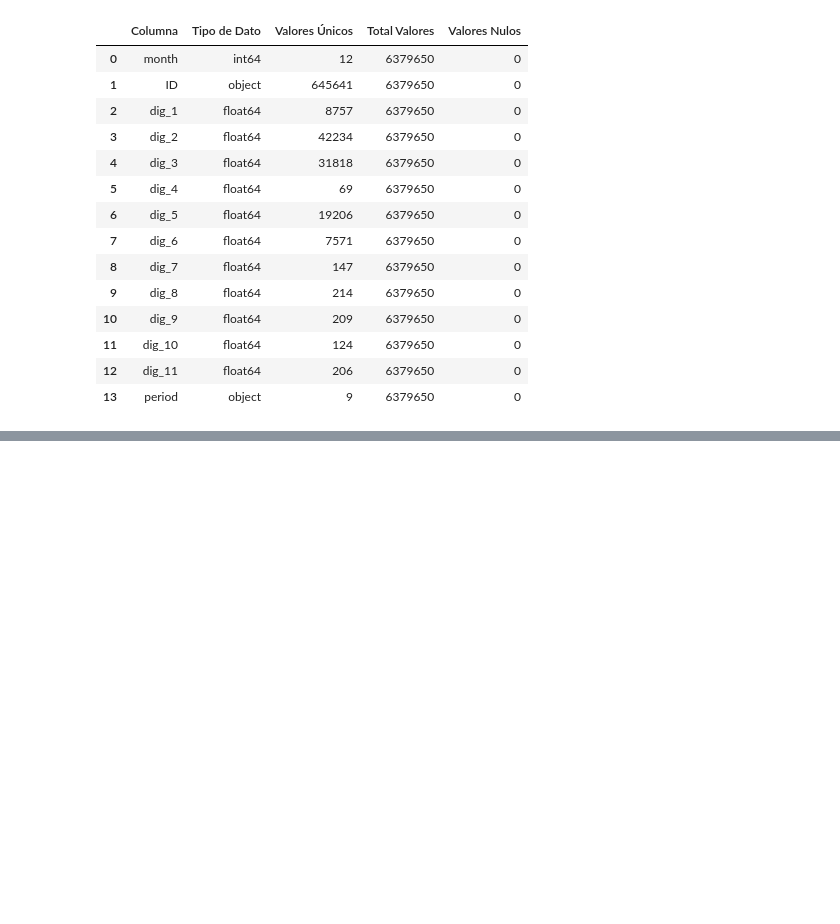
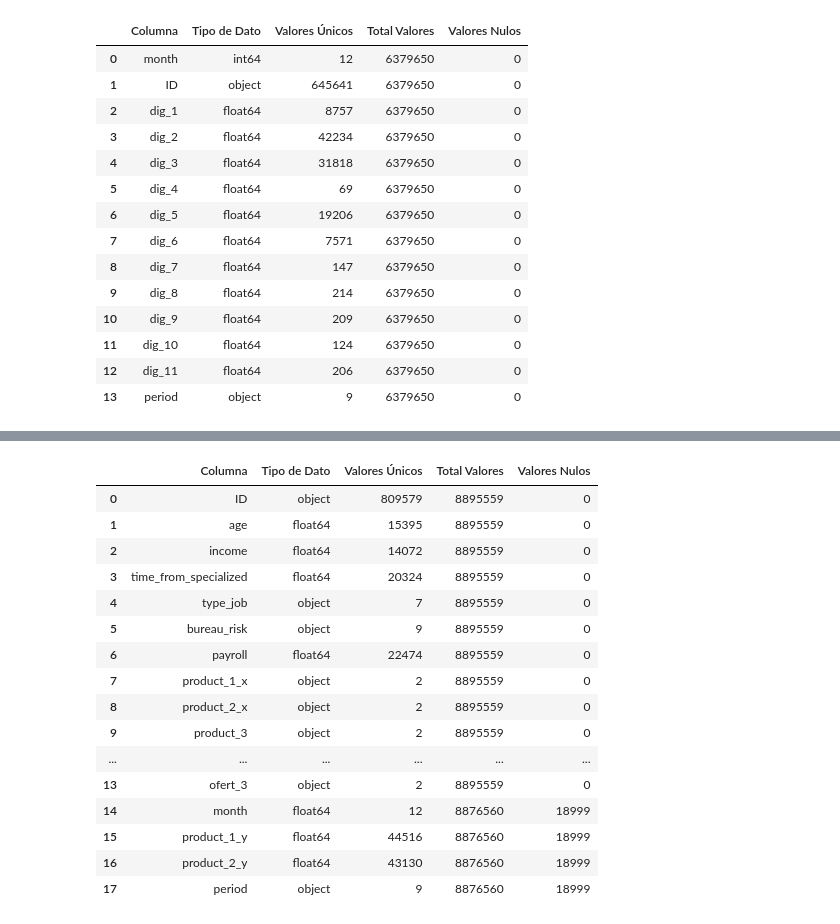
Before and after one commit to davidsosaolea/BBVA_Data_Challenge_2023, a Jupyter notebook: Notebook_bbva.ipynb, the cells around one changed output, grey strips where cells are left out. Cells and saved outputs as stored; diff of their text form; code cells hidden in the pictures; blank space fills up the shorter version.

Commit message:
copletar datos

```diff
--- a/Notebook_bbva.ipynb
+++ b/Notebook_bbva.ipynb
@@ -158,3 +159,5 @@ obtener_resumen_valores_unicos(digital)
 # %%
 train_1 = pd.merge(train, customers, on='ID', how='left')
 test_1 = pd.merge(test, customers, on='ID', how='left')
+# %%
+liabiities_M = pd.merge(customers, liabiities, on='ID', how='left')
@@ -160,0 +191,20 @@ test_1 = pd.merge(test, customers, on='ID', how='left')
+# %%
+obtener_resumen_valores_unicos(liabiities_M)
+# %% [output]
+|  | Columna | Tipo de Dato | Valores Únicos | Total Valores | Valores Nulos |
+| 0 | ID | object | 809579 | 8895559 | 0 |
+| 1 | age | float64 | 15395 | 8895559 | 0 |
+| 2 | income | float64 | 14072 | 8895559 | 0 |
+| 3 | time_from_specialized | float64 | 20324 | 8895559 | 0 |
+| 4 | type_job | object | 7 | 8895559 | 0 |
+| 5 | bureau_risk | object | 9 | 8895559 | 0 |
+| 6 | payroll | float64 | 22474 | 8895559 | 0 |
+| 7 | product_1_x | object | 2 | 8895559 | 0 |
+| 8 | product_2_x | object | 2 | 8895559 | 0 |
+| 9 | product_3 | object | 2 | 8895559 | 0 |
+| ... | ... | ... | ... | ... | ... |
+| 13 | ofert_3 | object | 2 | 8895559 | 0 |
+| 14 | month | float64 | 12 | 8876560 | 18999 |
+| 15 | product_1_y | float64 | 44516 | 8876560 | 18999 |
+| 16 | product_2_y | float64 | 43130 | 8876560 | 18999 |
+| 17 | period | object | 9 | 8876560 | 18999 |
```
Also changed, not shown: parts of 21 cells of this notebook.
